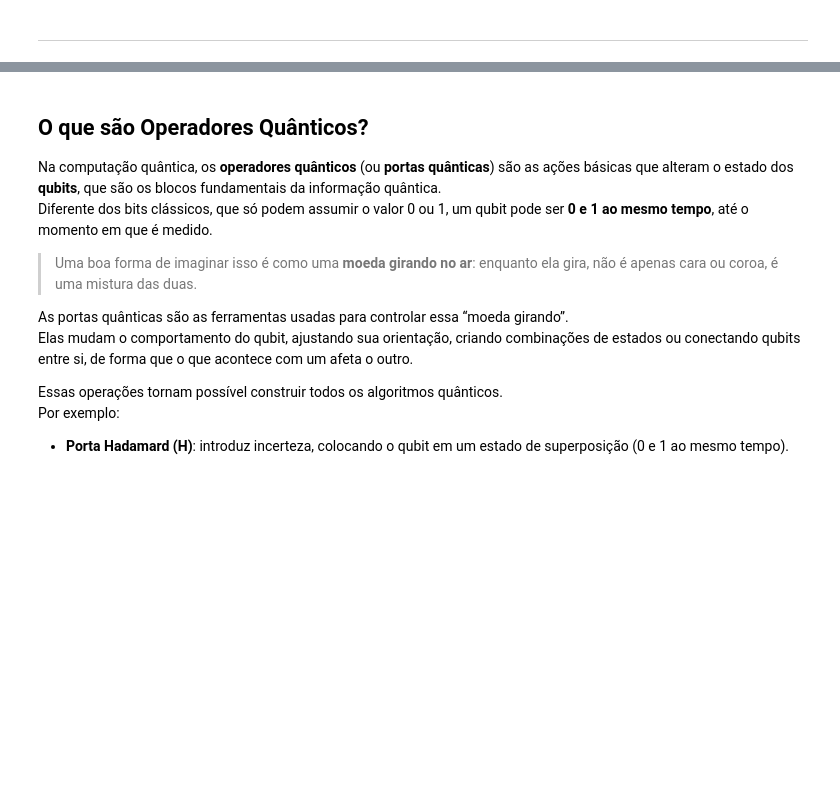
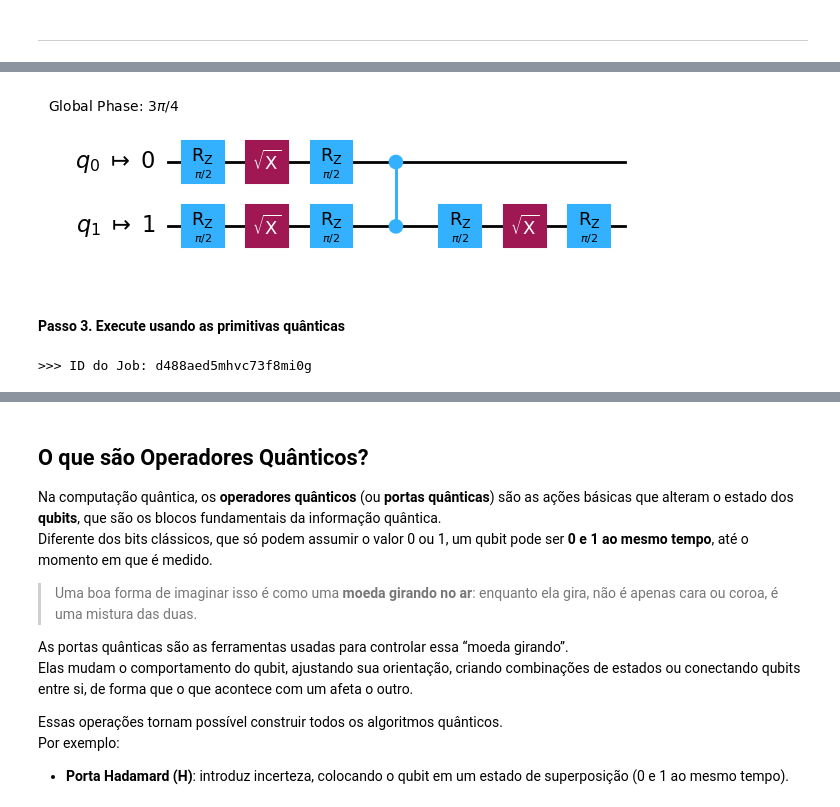
Before and after one commit to rayaraamaro/hackaton-qiskit-2025, a Jupyter notebook: Hackaton_Qiskit.ipynb, the cells around one changed output, grey strips where cells are left out. Cells and saved outputs as stored; diff of their text form; code cells hidden in the pictures; blank space fills up the shorter version.

```diff
--- a/Hackaton_Qiskit.ipynb
+++ b/Hackaton_Qiskit.ipynb
@@ -33,0 +195,34 @@ Quem tiver tempo, olha o tópico (de cima para baixo) que não foi feito e faça
+# %%
+from qiskit_ibm_runtime import QiskitRuntimeService
+
+service = QiskitRuntimeService()
+
+backend = service.least_busy(simulator=False, operational=True)
+
+# Converter para um circuito ISA e observáveis mapeados em layout.
+pm = generate_preset_pass_manager(backend=backend, optimization_level=1)
+isa_circuit = pm.run(qc)
+
+isa_circuit.draw("mpl", idle_wires=False)
+# %% [output]
+[figure, added]
+# %% [markdown]
+#### Passo 3. Execute usando as primitivas quânticas
+# %%
+# Constrói a instância do Estimator.
+
+estimator = Estimator(mode=backend)
+estimator.options.resilience_level = 1
+estimator.options.default_shots = 5000
+
+mapped_observables = [
+    observable.apply_layout(isa_circuit.layout) for observable in observables
+]
+
+# Um único "pub", com um circuito executado contra cinco observáveis diferentes.
+job = estimator.run([(isa_circuit, mapped_observables)])
+
+# Use o ID do job para recuperar seus dados posteriormente
+print(f">>> ID do Job: {job.job_id()}")
+# %% [output]
+>>> ID do Job: d488aed5mhvc73f8mi0g
```
Also changed, not shown: parts of 22 cells of this notebook.
